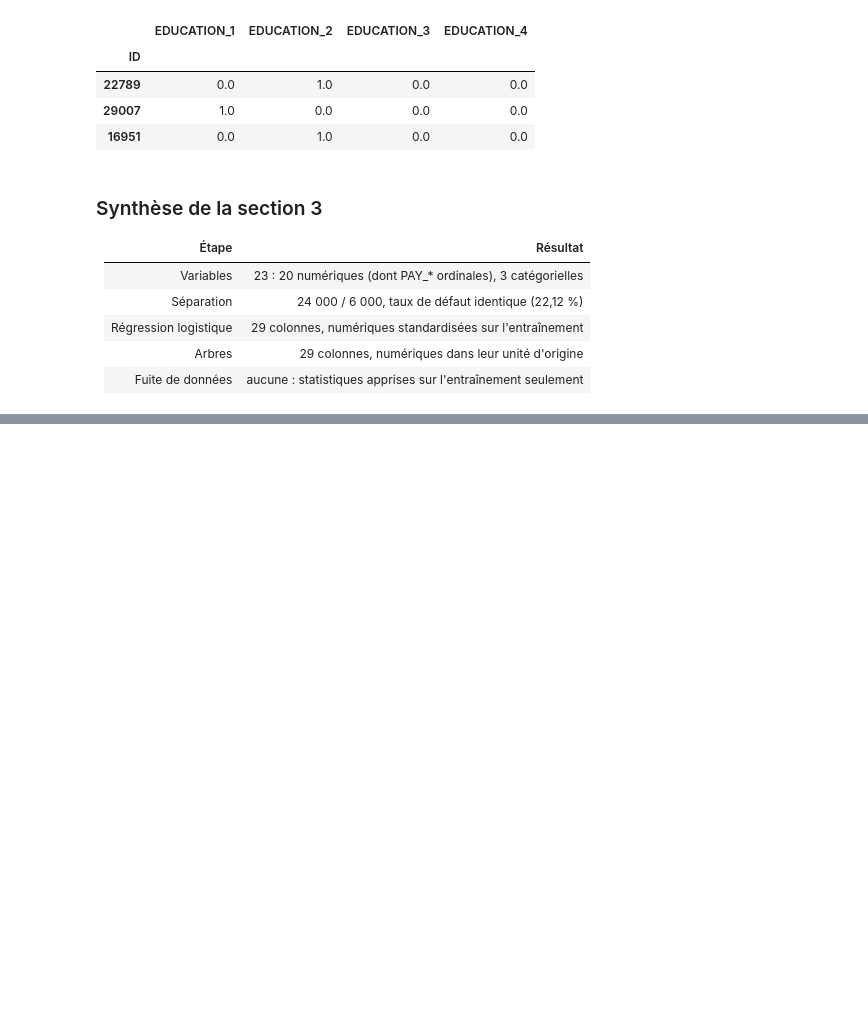
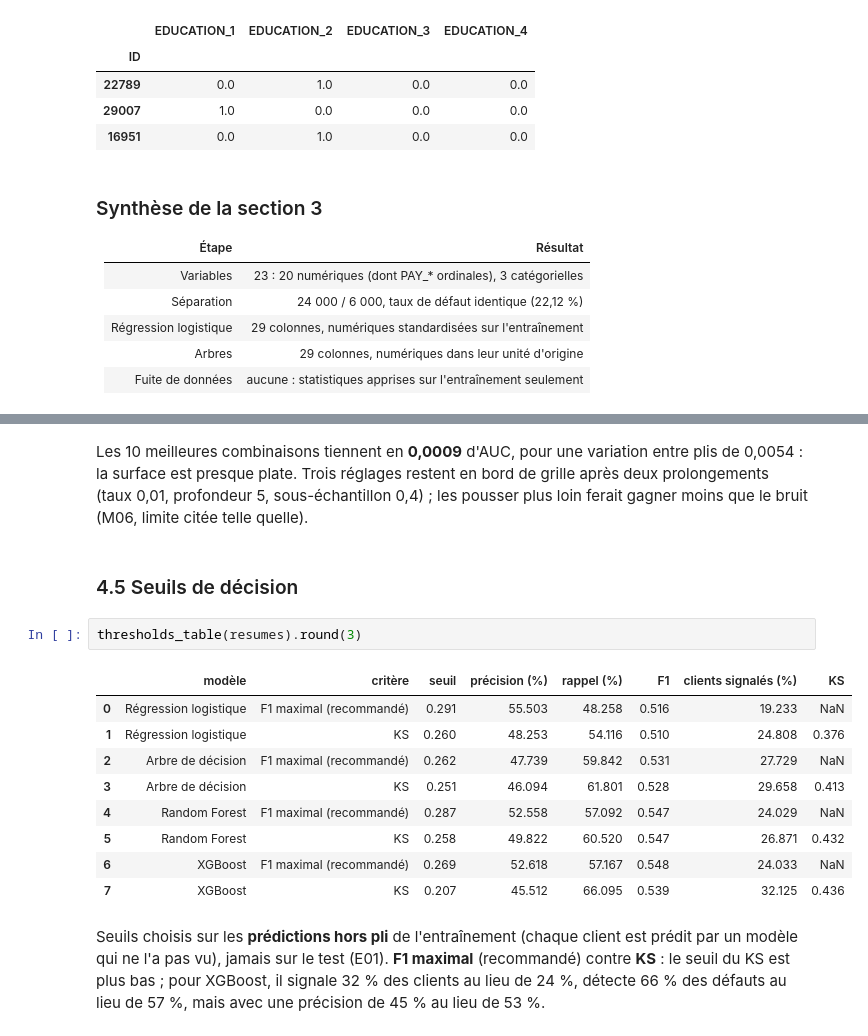
Before and after one commit to aljene307/credit-scoring-xai, a Jupyter notebook: notebooks/analyse_credit.ipynb, the cells around one changed output, grey strips where cells are left out. Cells and saved outputs as stored; diff of their text form; blank space fills up the shorter version.

```diff
--- a/notebooks/analyse_credit.ipynb
+++ b/notebooks/analyse_credit.ipynb
@@ -603,0 +761,24 @@ Numériques identiques avant et après le prétraitement des arbres : True
+# %% [markdown]
+Les 10 meilleures combinaisons tiennent en **0,0009** d'AUC, pour une variation entre plis de 0,0054 :
+la surface est presque plate. Trois réglages restent en bord de grille après deux prolongements
+(taux 0,01, profondeur 5, sous-échantillon 0,4) ; les pousser plus loin ferait gagner moins que le
+bruit (M06, limite citée telle quelle).
+# %% [markdown]
+### 4.5 Seuils de décision
+# %%
+thresholds_table(resumes).round(3)
+# %% [output]
+|  | modèle | critère | seuil | précision (%) | rappel (%) | F1 | clients signalés (%) | KS |
+| 0 | Régression logistique | F1 maximal (recommandé) | 0.291 | 55.503 | 48.258 | 0.516 | 19.233 | NaN |
+| 1 | Régression logistique | KS | 0.260 | 48.253 | 54.116 | 0.510 | 24.808 | 0.376 |
+| 2 | Arbre de décision | F1 maximal (recommandé) | 0.262 | 47.739 | 59.842 | 0.531 | 27.729 | NaN |
+| 3 | Arbre de décision | KS | 0.251 | 46.094 | 61.801 | 0.528 | 29.658 | 0.413 |
+| 4 | Random Forest | F1 maximal (recommandé) | 0.287 | 52.558 | 57.092 | 0.547 | 24.029 | NaN |
+| 5 | Random Forest | KS | 0.258 | 49.822 | 60.520 | 0.547 | 26.871 | 0.432 |
+| 6 | XGBoost | F1 maximal (recommandé) | 0.269 | 52.618 | 57.167 | 0.548 | 24.033 | NaN |
+| 7 | XGBoost | KS | 0.207 | 45.512 | 66.095 | 0.539 | 32.125 | 0.436 |
+# %% [markdown]
+Seuils choisis sur les **prédictions hors pli** de l'entraînement (chaque client est prédit par un modèle
+qui ne l'a pas vu), jamais sur le test (E01). **F1 maximal** (recommandé) contre **KS** : le seuil du KS est
+plus bas ; pour XGBoost, il signale 32 % des clients au lieu de 24 %, détecte 66 % des défauts au lieu
+de 57 %, mais avec une précision de 45 % au lieu de 53 %.
```
Also changed, not shown: parts of 17 cells of this notebook.
